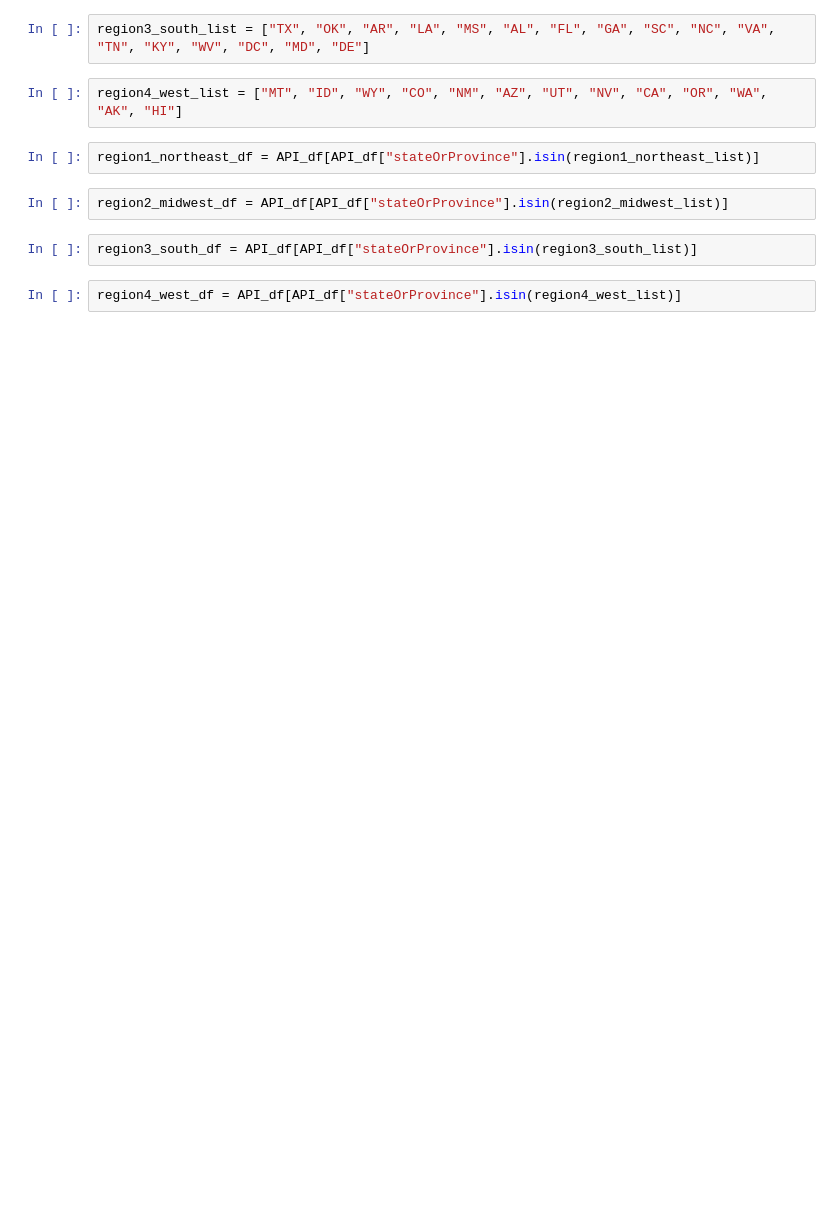
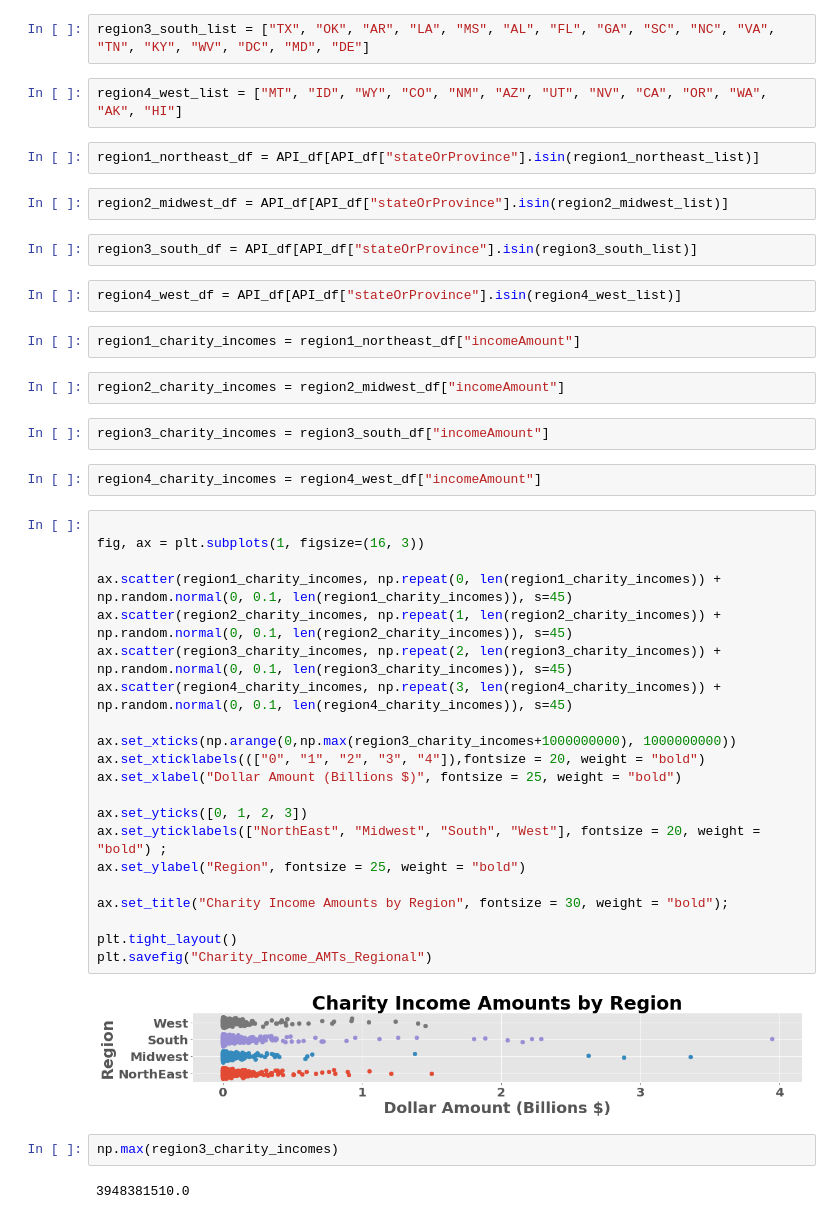
Before and after one commit to jackvessa/Capstone1_Givz_EDA, a Jupyter notebook: Charity_Navigator_Data_CSV.ipynb, the cells around one changed output. Cells and saved outputs as stored; diff of their text form; blank space fills up the shorter version.

```diff
--- a/Charity_Navigator_Data_CSV.ipynb
+++ b/Charity_Navigator_Data_CSV.ipynb
@@ -356,3 +358,38 @@ region2_midwest_df = API_df[API_df["stateOrProvince"].isin(region2_midwest_list)
 region3_south_df = API_df[API_df["stateOrProvince"].isin(region3_south_list)]
 # %%
 region4_west_df = API_df[API_df["stateOrProvince"].isin(region4_west_list)]
+# %%
+region1_charity_incomes = region1_northeast_df["incomeAmount"]
+# %%
+region2_charity_incomes = region2_midwest_df["incomeAmount"]
+# %%
+region3_charity_incomes = region3_south_df["incomeAmount"]
+# %%
+region4_charity_incomes = region4_west_df["incomeAmount"]
+# %%
+
+fig, ax = plt.subplots(1, figsize=(16, 3))
+
+ax.scatter(region1_charity_incomes, np.repeat(0, len(region1_charity_incomes)) + np.random.normal(0, 0.1, len(region1_charity_incomes)), s=45)
+ax.scatter(region2_charity_incomes, np.repeat(1, len(region2_charity_incomes)) + np.random.normal(0, 0.1, len(region2_charity_incomes)), s=45)
+ax.scatter(region3_charity_incomes, np.repeat(2, len(region3_charity_incomes)) + np.random.normal(0, 0.1, len(region3_charity_incomes)), s=45)
+ax.scatter(region4_charity_incomes, np.repeat(3, len(region4_charity_incomes)) + np.random.normal(0, 0.1, len(region4_charity_incomes)), s=45)
+
+ax.set_xticks(np.arange(0,np.max(region3_charity_incomes+1000000000), 1000000000))
+ax.set_xticklabels((["0", "1", "2", "3", "4"]),fontsize = 20, weight = "bold")
+ax.set_xlabel("Dollar Amount (Billions $)", fontsize = 25, weight = "bold")
+
+ax.set_yticks([0, 1, 2, 3])
+ax.set_yticklabels(["NorthEast", "Midwest", "South", "West"], fontsize = 20, weight = "bold") ;
+ax.set_ylabel("Region", fontsize = 25, weight = "bold")
+
+ax.set_title("Charity Income Amounts by Region", fontsize = 30, weight = "bold");
+
+plt.tight_layout()
+plt.savefig("Charity_Income_AMTs_Regional")
+# %% [output]
+[figure, added]
+# %%
+np.max(region3_charity_incomes)
+# %% [output]
+3948381510.0
```
Also changed, not shown: parts of 10 cells of this notebook.
